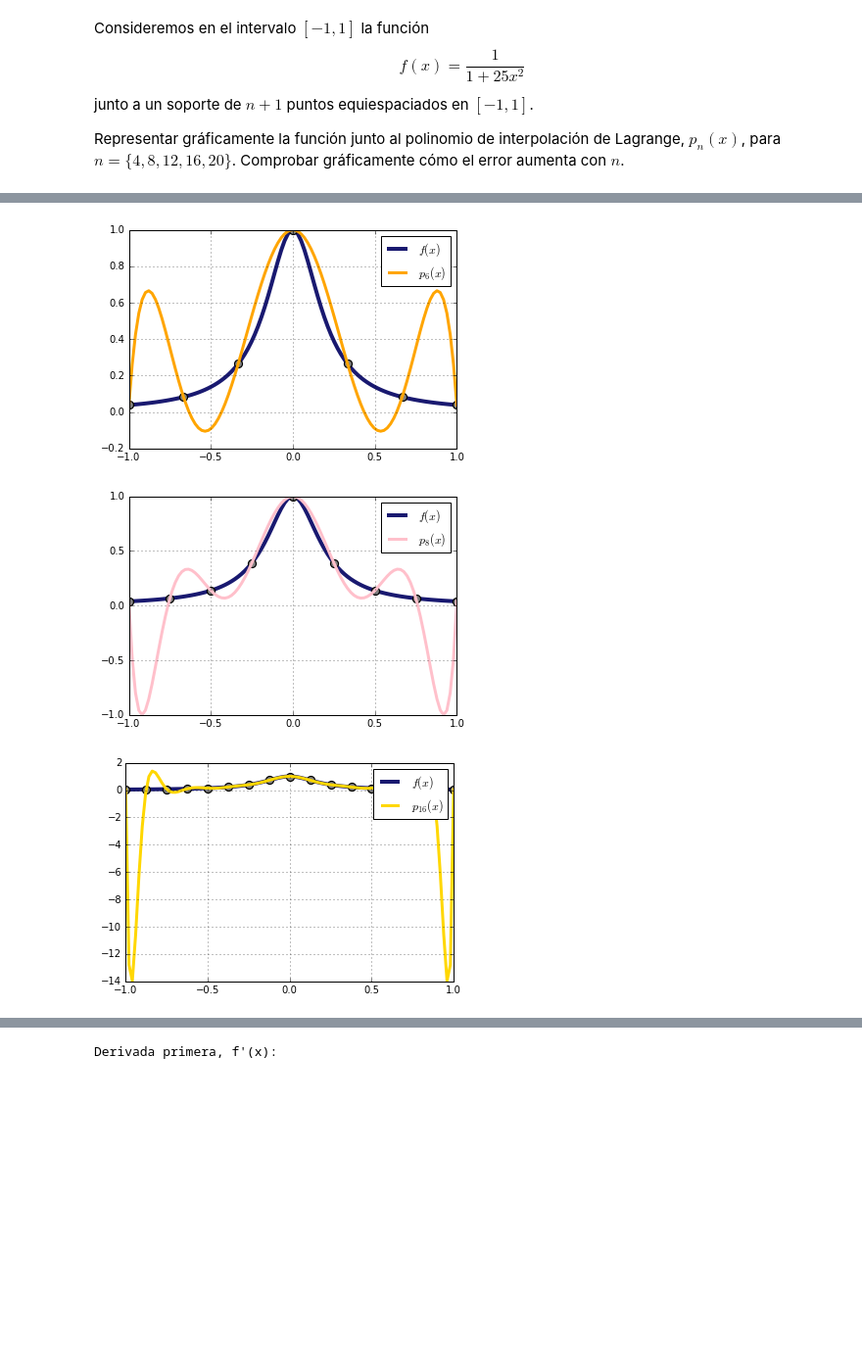
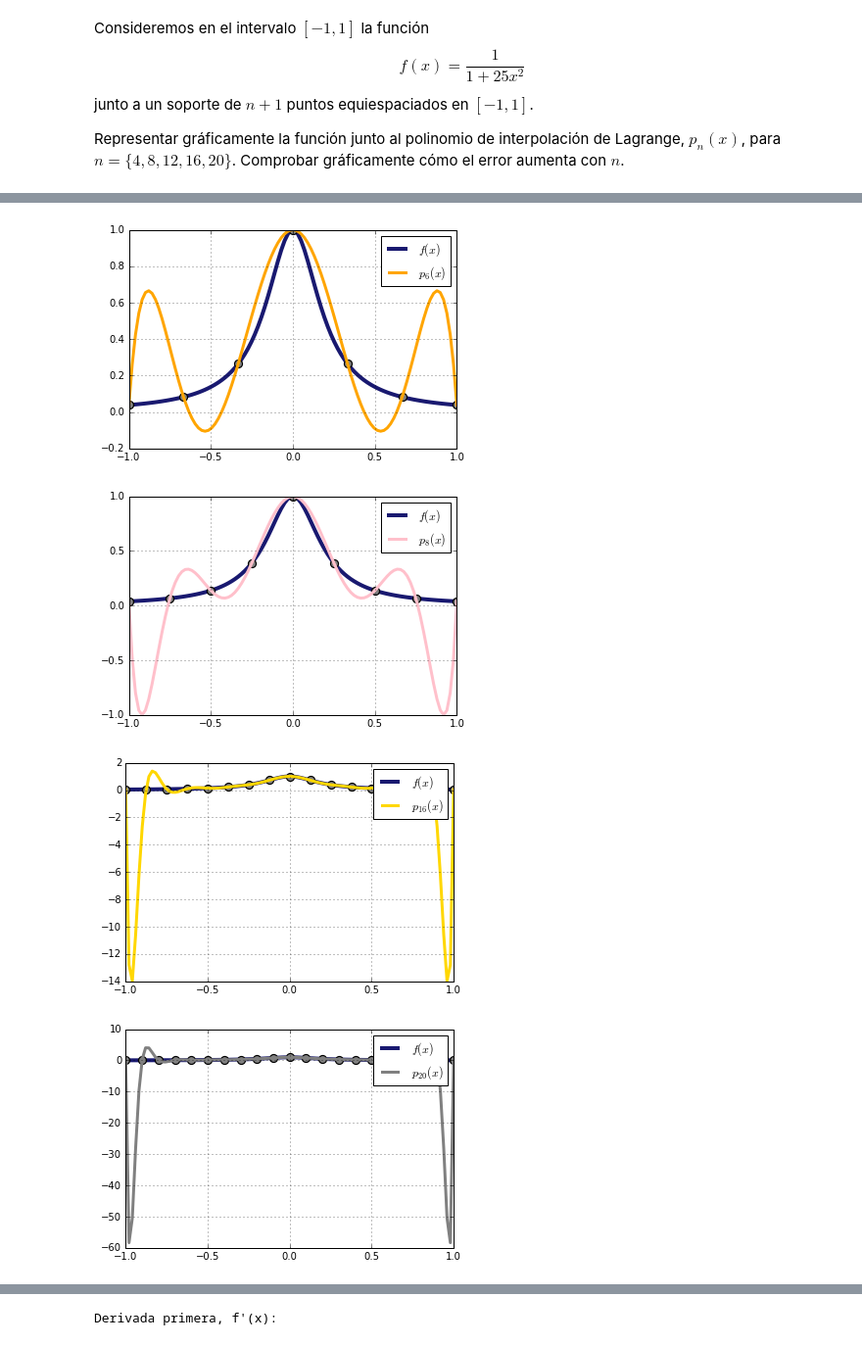
Before and after one commit to rrgalvan/python-mnii, a Jupyter notebook: 2-interpolacion/Tema-2_Pb-2.ipynb, the cells around one changed output, grey strips where cells are left out. Shown: that part at 98% size. Saved outputs shown, nothing was run; the diff lists cells and outputs as text; code cells hidden in the pictures; blank space fills up the shorter version.

```diff
--- a/2-interpolacion/Tema-2_Pb-2.ipynb
+++ b/2-interpolacion/Tema-2_Pb-2.ipynb
@@ -15,37 +15,38 @@ import numpy as np
 import matplotlib.pyplot as plt
 %matplotlib inline
 # %%
-#f = lambda x: 1/(1+25*x*x)
+f = lambda x: 1/(1+25*x*x)
 
 # 1. Gráfica de f
 a, b = -1, 1
 x = np.linspace(a, b, 100)
 plt.axhline(c='k'); plt.axvline(c='k') # Ejes Horizontal y Vertical
 
 # 2. Gráficas de polinomios de interpol.
 from scipy.interpolate import lagrange
-lista_n = [2, 4, 6, 8, 16] #, 20]
-lista_colores = ["green", "red", "orange", "pink", "gold"]
+lista_n = [2, 4, 6, 8, 16, 20]
+lista_colores = ["green", "red", "orange", "pink", "gold", "gray"]
 
 for i in range( len(lista_n) ):
     # a) Plot function f(x)
     plt.plot(x, f(x), "-", lw=4, c='midnightblue', label="$f(x)$")
     # b) Plot nodes
     n = lista_n[i]
     nodos = np.linspace(a, b, n+1)
     plt.plot(nodos, f(nodos), "o", markeredgewidth=1.2, markersize=8, color="gray")
     # c) Plot p_n(x)
     p = lagrange(nodos, f(nodos))
     c = lista_colores[i]
     plt.plot(x, p(x), "-",color=c, lw=3, label="$p_{" + str(lista_n[i]) + "}(x)$")
     # d) Show result
     plt.grid()
     plt.legend()
     plt.show()
 # %% [output]
 [figure]
 [figure]
 [figure]
 [figure]
 [figure]
+[figure, added]
 # %% [markdown]
```
Also changed, not shown: parts of 4 cells of this notebook.
